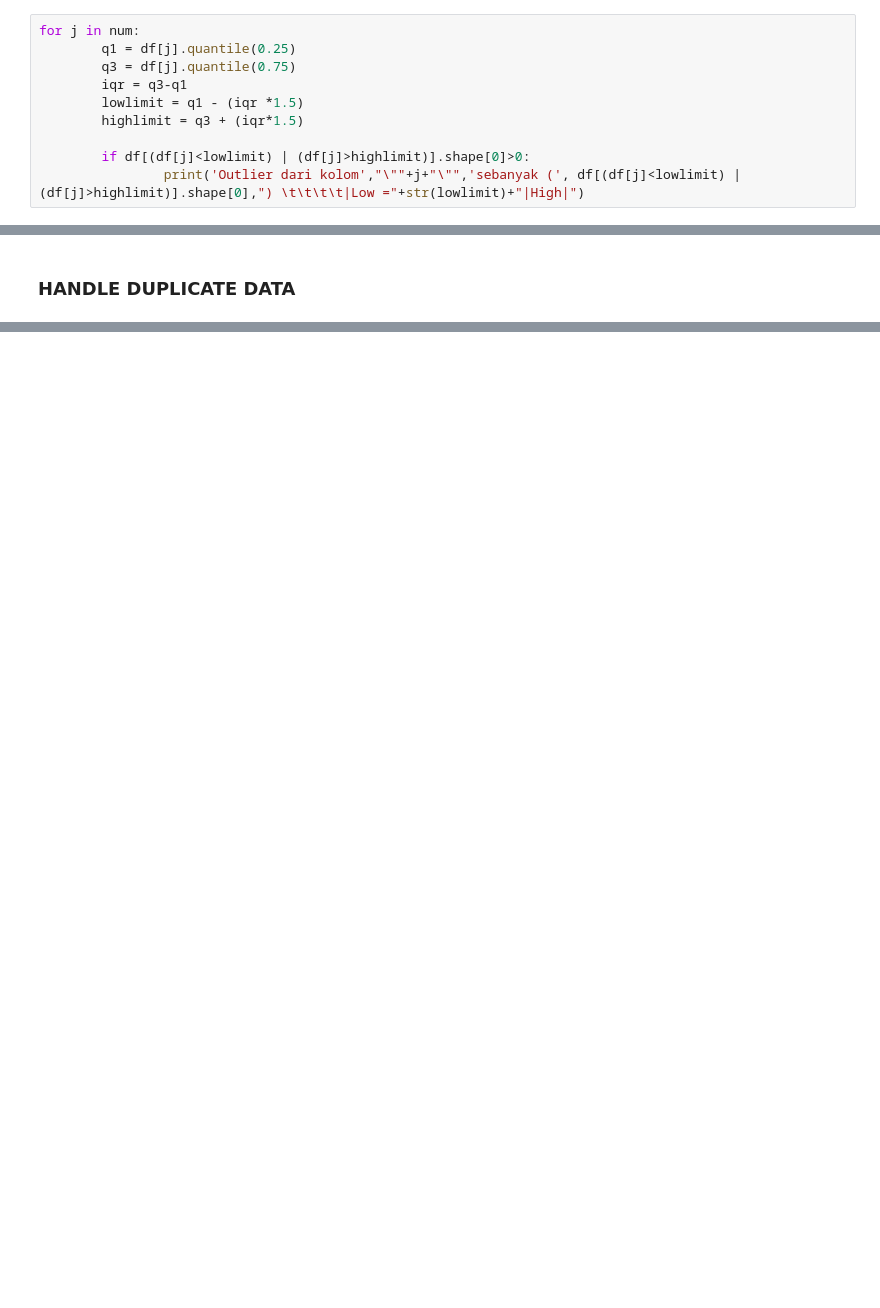
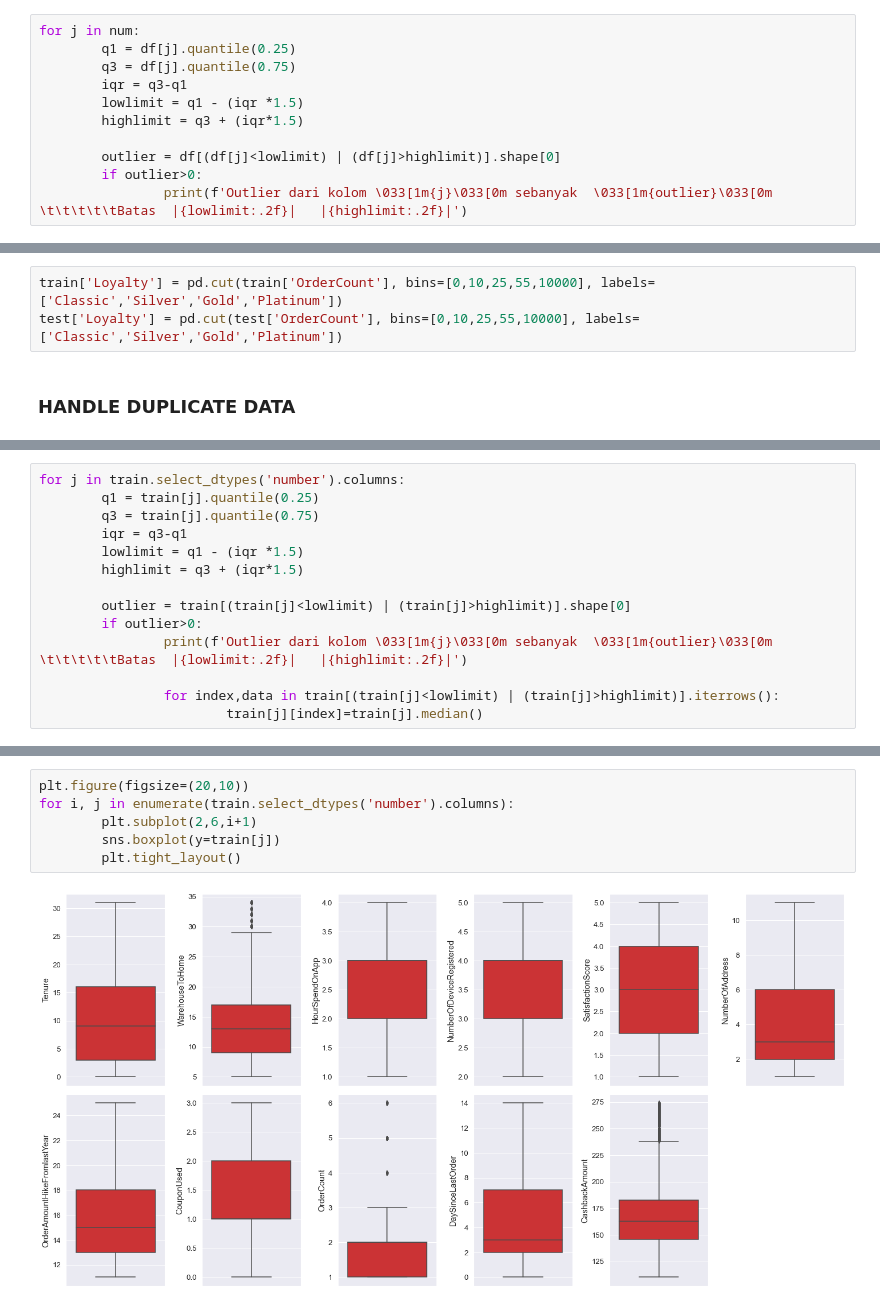
Before and after one commit to arsand07/Customer-Churn, a Jupyter notebook: Customer Churn.ipynb, the cells around one changed output, grey strips where cells are left out. Drawn from its saved outputs; the diff is of its cells as text; blank space fills up the shorter version.

Commit message:
Outlier Handling

```diff
--- a/Customer Churn.ipynb
+++ b/Customer Churn.ipynb
@@ -199,6 +199,7 @@ for j in num:
         lowlimit = q1 - (iqr *1.5)
         highlimit = q3 + (iqr*1.5)
 
-        if df[(df[j]<lowlimit) | (df[j]>highlimit)].shape[0]>0:
-                print('Outlier dari kolom',"\""+j+"\"",'sebanyak (', df[(df[j]<lowlimit) | (df[j]>highlimit)].shape[0],") \t\t\t\t|Low ="+str(lowlimit)+"|High|")
+        outlier = df[(df[j]<lowlimit) | (df[j]>highlimit)].shape[0]
+        if outlier>0:
+                print(f'Outlier dari kolom \033[1m{j}\033[0m sebanyak  \033[1m{outlier}\033[0m  \t\t\t\t\tBatas  |{lowlimit:.2f}|   |{highlimit:.2f}|')
 # %% [output]
@@ -364,3 +375,6 @@ for i in train.select_dtypes('object').columns:
+# %%
+train['Loyalty'] = pd.cut(train['OrderCount'], bins=[0,10,25,55,10000], labels=['Classic','Silver','Gold','Platinum'])
+test['Loyalty'] = pd.cut(test['OrderCount'], bins=[0,10,25,55,10000], labels=['Classic','Silver','Gold','Platinum'])
 # %% [markdown]
 ### __HANDLE DUPLICATE DATA__
 # %%
@@ -386,0 +403,14 @@ After :
+# %%
+for j in train.select_dtypes('number').columns:
+        q1 = train[j].quantile(0.25)
+        q3 = train[j].quantile(0.75)
+        iqr = q3-q1
+        lowlimit = q1 - (iqr *1.5)
+        highlimit = q3 + (iqr*1.5)
+
+        outlier = train[(train[j]<lowlimit) | (train[j]>highlimit)].shape[0]
+        if outlier>0:
+                print(f'Outlier dari kolom \033[1m{j}\033[0m sebanyak  \033[1m{outlier}\033[0m  \t\t\t\t\tBatas  |{lowlimit:.2f}|   |{highlimit:.2f}|')
+
+                for index,data in train[(train[j]<lowlimit) | (train[j]>highlimit)].iterrows():
+                        train[j][index]=train[j].median()
@@ -387 +443,9 @@ After :
+# %%
+plt.figure(figsize=(20,10))
+for i, j in enumerate(train.select_dtypes('number').columns):
+        plt.subplot(2,6,i+1)
+        sns.boxplot(y=train[j])
+        plt.tight_layout()
+# %% [output]
+[figure, added]
 # %% [markdown]
```
Also changed, not shown: parts of 13 cells of this notebook.
